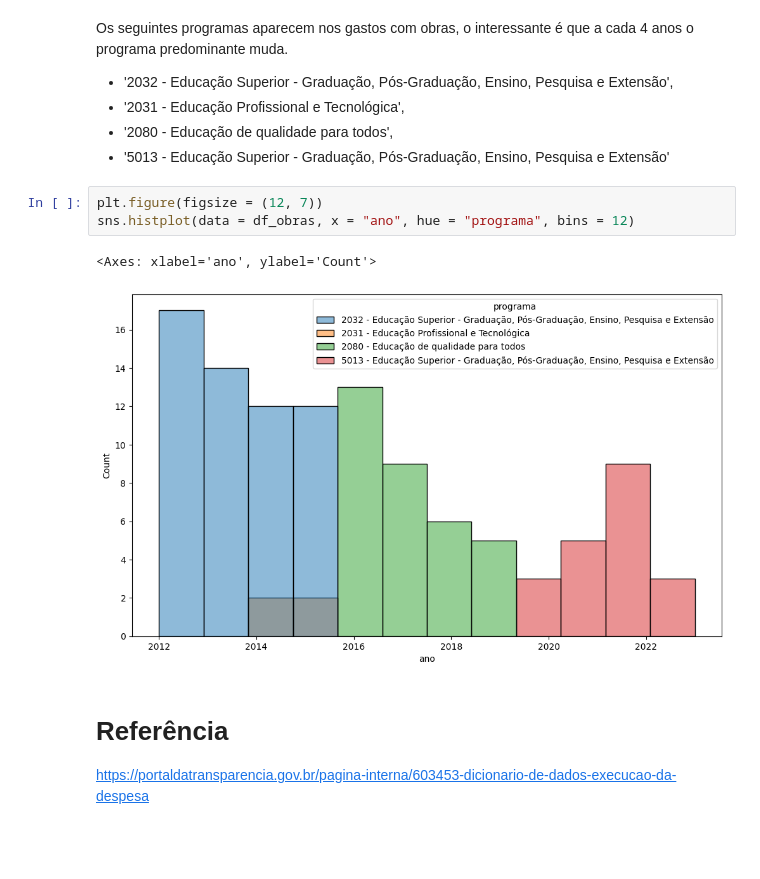
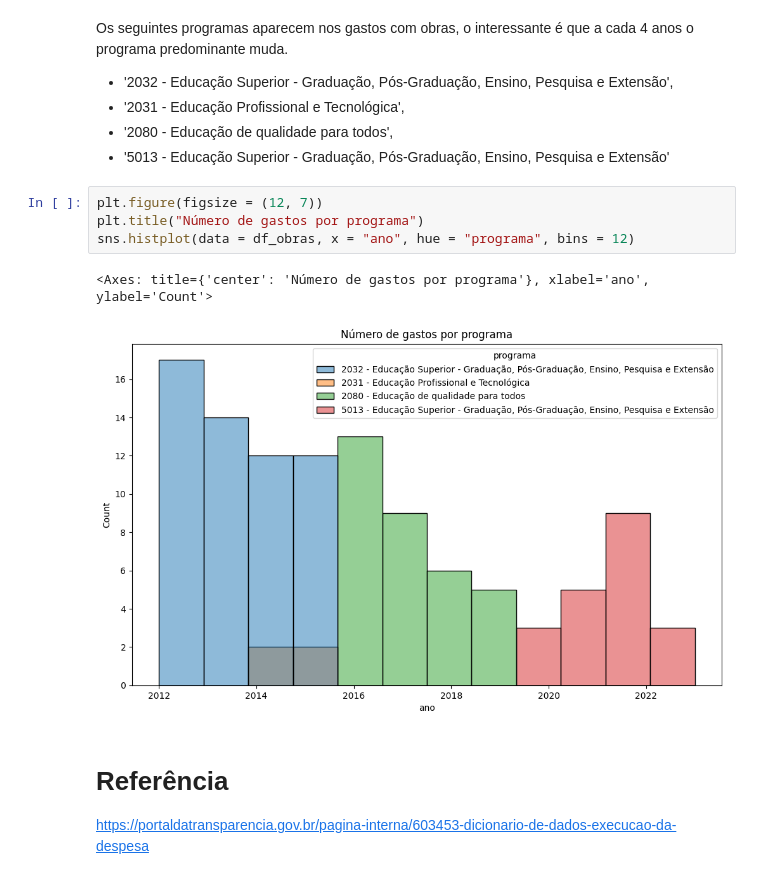
Before and after one commit to Guardians-DSC/dados, a Jupyter notebook: orcamento/notebooks/[Guardians]_Analise_Reestruturação.ipynb, the cells around one changed output. Drawn from its saved outputs; the diff is of its cells as text; blank space fills up the shorter version.

Commit message:
Adiciona análise de gastos com obras v1

```diff
--- a/orcamento/notebooks/[Guardians]_Analise_Reestruturação.ipynb
+++ b/orcamento/notebooks/[Guardians]_Analise_Reestruturação.ipynb
@@ -467,10 +474,11 @@ Os seguintes programas aparecem nos gastos com obras, o interessante é que a ca
 * '5013 - Educação Superior - Graduação, Pós-Graduação, Ensino, Pesquisa e Extensão'
 # %%
 plt.figure(figsize = (12, 7))
+plt.title("Número de gastos por programa")
 sns.histplot(data = df_obras, x = "ano", hue = "programa", bins = 12)
 # %% [output]
-<Axes: xlabel='ano', ylabel='Count'>
+<Axes: title={'center': 'Número de gastos por programa'}, xlabel='ano', ylabel='Count'>
-[figure, old version]
+[figure, new version]
 # %% [markdown]
 # Referência
 https://portaldatransparencia.gov.br/pagina-interna/603453-dicionario-de-dados-execucao-da-despesa
```
Also changed, not shown: parts of 4 cells of this notebook.
